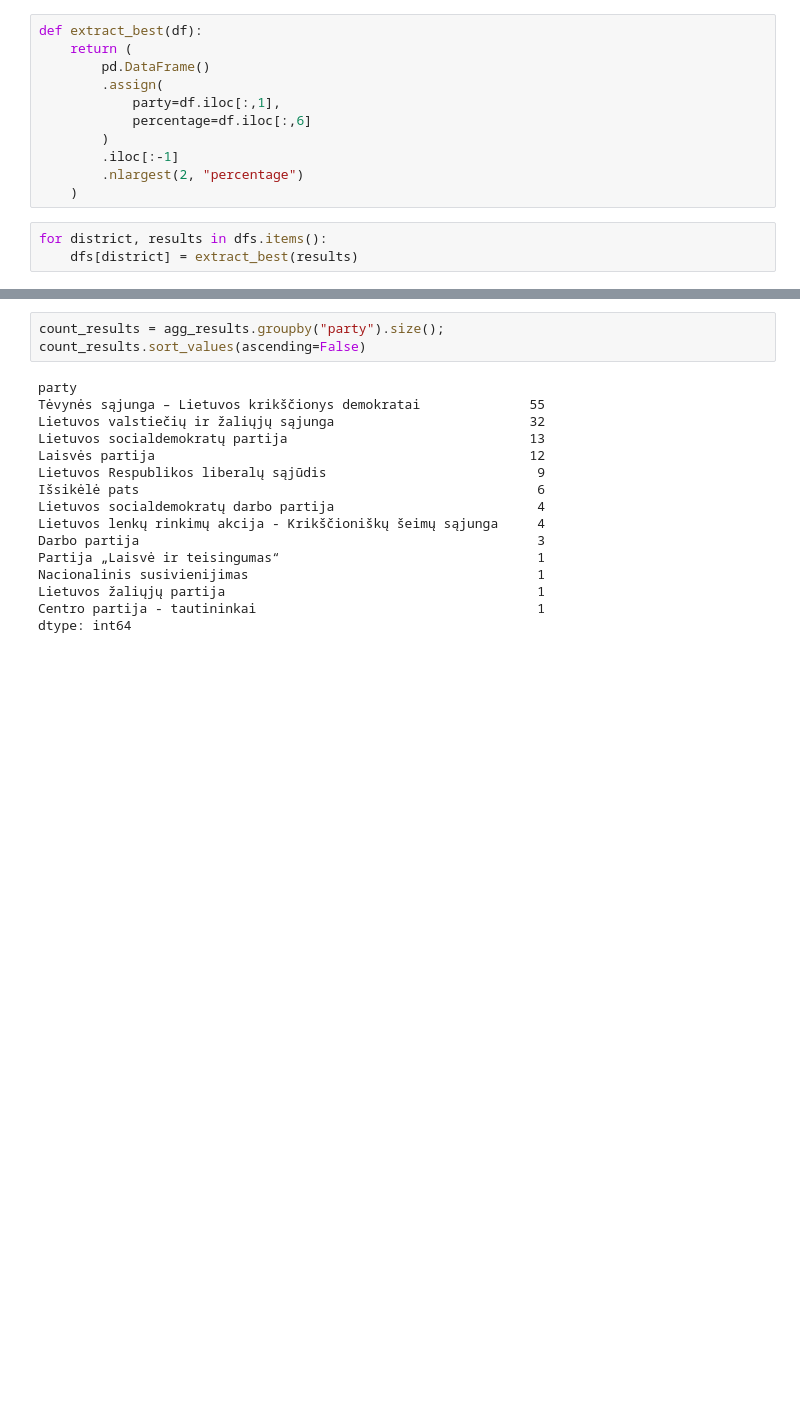
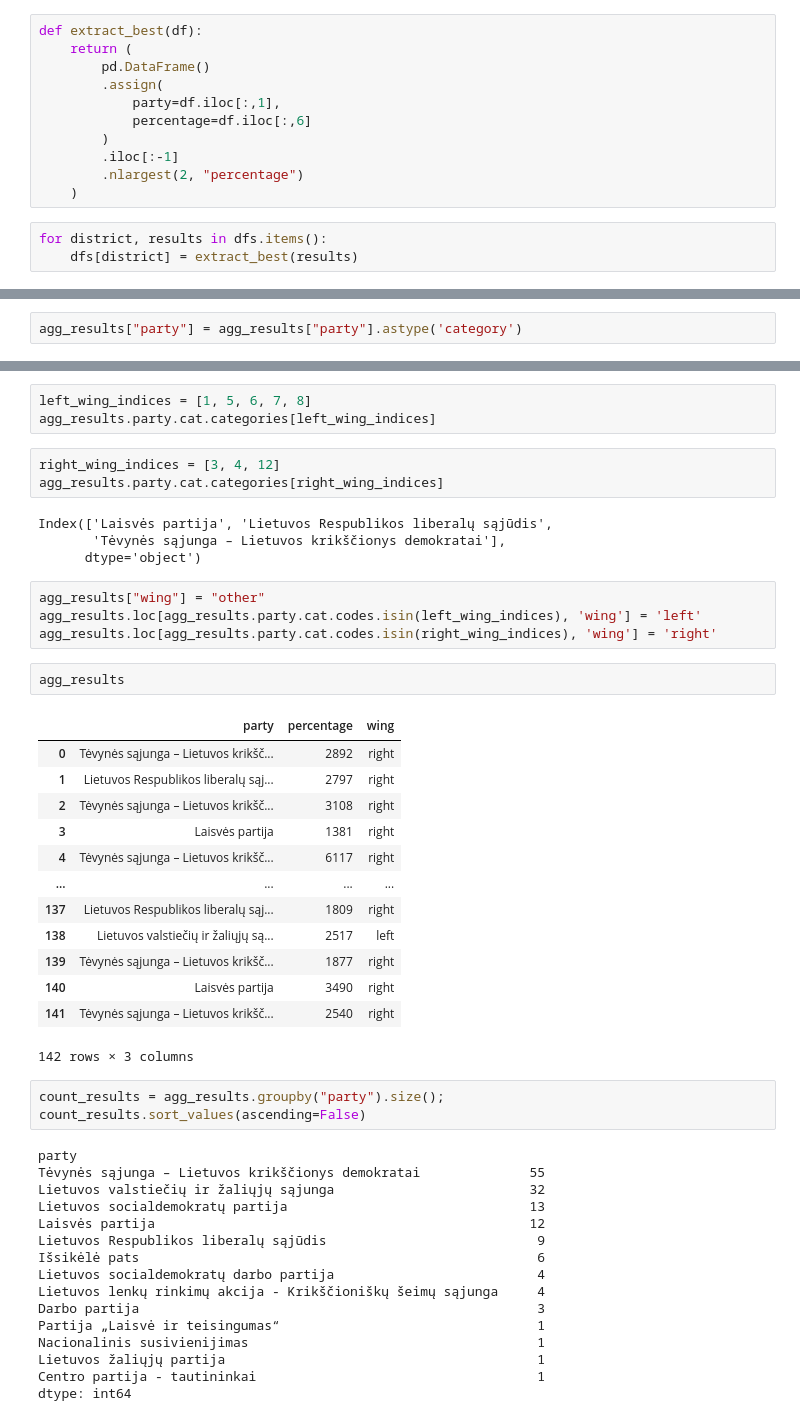
Before and after one commit to tomcis/lithuanian-parliamentary-election-2020, a Jupyter notebook: notebooks/single-member_elections.ipynb, the cells around one changed output, grey strips where cells are left out. Drawn from its saved outputs; the diff is of its cells as text; blank space fills up the shorter version.

Commit message:
Add political wing encoding

```diff
--- a/notebooks/single-member_elections.ipynb
+++ b/notebooks/single-member_elections.ipynb
@@ -113 +115,3 @@ agg_results = pd.concat(list(dfs.values())); agg_results
 142 rows × 2 columns
+# %%
+agg_results["party"] = agg_results["party"].astype('category')
@@ -114,3 +130,33 @@ agg_results = pd.concat(list(dfs.values())); agg_results
+# %%
+left_wing_indices = [1, 5, 6, 7, 8]
+agg_results.party.cat.categories[left_wing_indices]
+# %%
+right_wing_indices = [3, 4, 12]
+agg_results.party.cat.categories[right_wing_indices]
+# %% [output]
+Index(['Laisvės partija', 'Lietuvos Respublikos liberalų sąjūdis',
+       'Tėvynės sąjunga – Lietuvos krikščionys demokratai'],
+      dtype='object')
+# %%
+agg_results["wing"] = "other"
+agg_results.loc[agg_results.party.cat.codes.isin(left_wing_indices), 'wing'] = 'left'
+agg_results.loc[agg_results.party.cat.codes.isin(right_wing_indices), 'wing'] = 'right'
+# %%
+agg_results
+# %% [output]
+|  | party | percentage | wing |
+| 0 | Tėvynės sąjunga – Lietuvos krikšč... | 2892 | right |
+| 1 | Lietuvos Respublikos liberalų sąj... | 2797 | right |
+| 2 | Tėvynės sąjunga – Lietuvos krikšč... | 3108 | right |
+| 3 | Laisvės partija | 1381 | right |
+| 4 | Tėvynės sąjunga – Lietuvos krikšč... | 6117 | right |
+| ... | ... | ... | ... |
+| 137 | Lietuvos Respublikos liberalų sąj... | 1809 | right |
+| 138 | Lietuvos valstiečių ir žaliųjų są... | 2517 | left |
+| 139 | Tėvynės sąjunga – Lietuvos krikšč... | 1877 | right |
+| 140 | Laisvės partija | 3490 | right |
+| 141 | Tėvynės sąjunga – Lietuvos krikšč... | 2540 | right |
+142 rows × 3 columns
 # %%
 count_results = agg_results.groupby("party").size(); count_results.sort_values(ascending=False)
 # %% [output]
```
Also changed, not shown: parts of 3 cells of this notebook.
